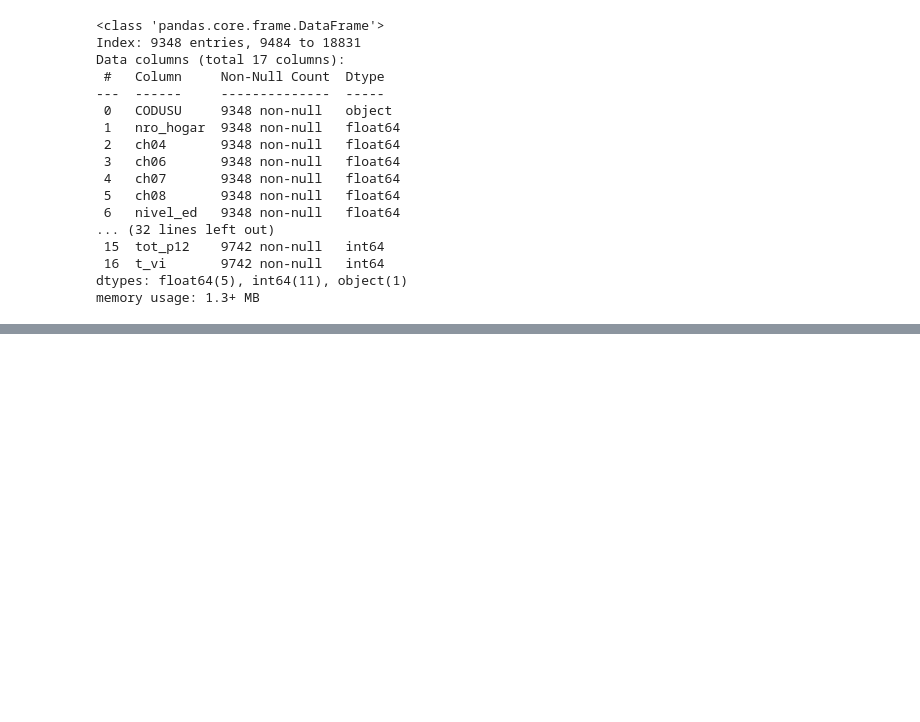
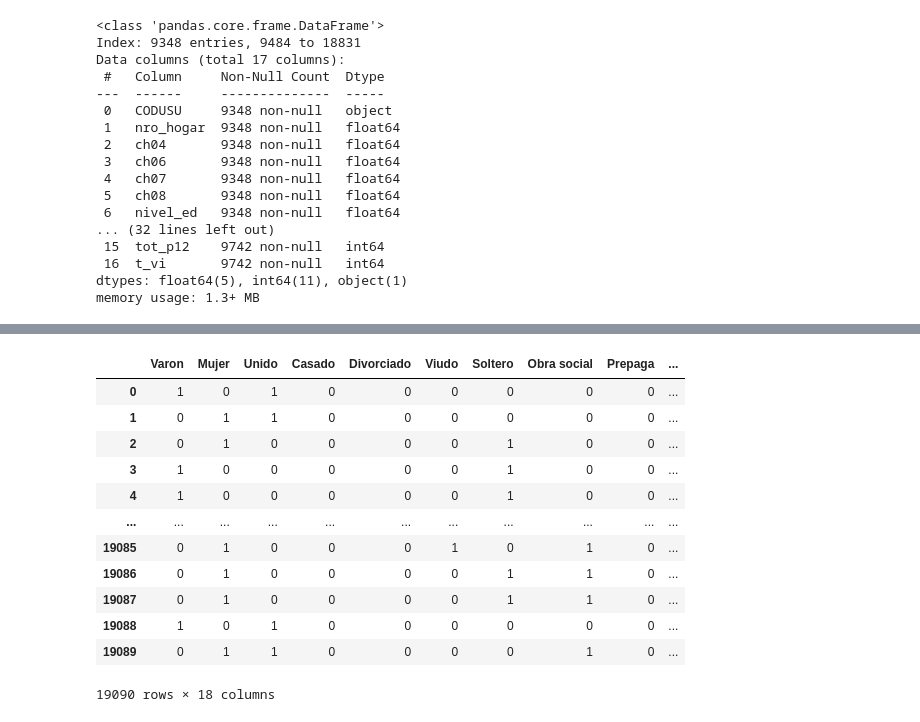
Before and after one commit to alvarezmartin2411-debug/Big-Data-UBA--Grupo-2, a Jupyter notebook: TP1/Program_TP1_Grupo2.ipynb, the cells around one changed output, grey strips where cells are left out. Cells and saved outputs as stored; diff of their text form; code cells hidden in the pictures; blank space fills up the shorter version.

```diff
--- a/TP1/Program_TP1_Grupo2.ipynb
+++ b/TP1/Program_TP1_Grupo2.ipynb
@@ -159,0 +274,43 @@ plt.show()
+# %%
+# Seleccion de variables de interes
+corr = pd.DataFrame()
+
+#eph_105_125[['ch04', 'ch06', 'ch07', 'ch08', 'nivel_ed', 'estado', 'cat_inac', 'ipcf']]
+
+# Binarias:
+corr["Varon"] = eph_105_125['ch04'].apply(lambda x: 1 if x == 1 else 0)
+corr["Mujer"] = eph_105_125['ch04'].apply(lambda x: 1 if x == 2 else 0)
+
+corr["Unido"] = eph_105_125['ch07'].apply(lambda x: 1 if x == 1 else 0) # Unido
+corr["Casado"] = eph_105_125['ch07'].apply(lambda x: 1 if x == 2 else 0) # Casado
+corr["Divorciado"] = eph_105_125['ch07'].apply(lambda x: 1 if x == 3 else 0) # Divorciado
+corr["Viudo"] = eph_105_125['ch07'].apply(lambda x: 1 if x == 4 else 0) # Viudo
+corr["Soltero"] = eph_105_125['ch07'].apply(lambda x: 1 if x == 5 else 0) # Soltero
+
+# Agrupamos para la cobertura médica, para simplificar el análisis
+corr["Obra social"] = eph_105_125['ch08'].apply(lambda x: 1 if x in [1, 12, 13, 123] else 0) # Obra social
+corr["Prepaga"] = eph_105_125['ch08'].apply(lambda x: 1 if x in [2, 12, 23, 123] else 0) # Mutual/prepaga/servicio de emergencia
+corr["Planes publicos"] = eph_105_125['ch08'].apply(lambda x: 1 if x in [3, 13, 23, 123] else 0) # Planes y seguros públicos
+corr["No tiene"] = eph_105_125['ch08'].apply(lambda x: 1 if x == 4 else 0) # No paga ni le descuentan
+
+corr["Primario Incompleto"] = eph_105_125['nivel_ed'].apply(lambda x: 1 if x in [1] else 0) # Primario incompleto y completo
+corr["Primario Completo"] = eph_105_125['nivel_ed'].apply(lambda x: 1 if x in [2] else 0) # Primario completo
+corr["Secundario Incompleto"] = eph_105_125['nivel_ed'].apply(lambda x: 1 if x in [3] else 0) # Secundario incompleto
+corr["Secundario Completo"] = eph_105_125['nivel_ed'].apply(lambda x: 1 if x in [4] else 0) # Secundario completo
+corr["Superior Incompleto"] = eph_105_125['nivel_ed'].apply(lambda x: 1 if x in [5] else 0) # Superior y universitario incompleto
+corr["Superior Completo"] = eph_105_125['nivel_ed'].apply(lambda x: 1 if x in [6] else 0) # Superior y universitario completo
+corr["Sin Instrucción"] = eph_105_125['nivel_ed'].apply(lambda x: 1 if x == 7 else 0) # Sin instrucción
+# %% [output]
+|  | Varon | Mujer | Unido | Casado | Divorciado | Viudo | Soltero | Obra social | Prepaga | ... |
+| 0 | 1 | 0 | 1 | 0 | 0 | 0 | 0 | 0 | 0 | ... |
+| 1 | 0 | 1 | 1 | 0 | 0 | 0 | 0 | 0 | 0 | ... |
+| 2 | 0 | 1 | 0 | 0 | 0 | 0 | 1 | 0 | 0 | ... |
+| 3 | 1 | 0 | 0 | 0 | 0 | 0 | 1 | 0 | 0 | ... |
+| 4 | 1 | 0 | 0 | 0 | 0 | 0 | 1 | 0 | 0 | ... |
+| ... | ... | ... | ... | ... | ... | ... | ... | ... | ... | ... |
+| 19085 | 0 | 1 | 0 | 0 | 0 | 1 | 0 | 1 | 0 | ... |
+| 19086 | 0 | 1 | 0 | 0 | 0 | 0 | 1 | 1 | 0 | ... |
+| 19087 | 0 | 1 | 0 | 0 | 0 | 0 | 1 | 1 | 0 | ... |
+| 19088 | 1 | 0 | 1 | 0 | 0 | 0 | 0 | 0 | 0 | ... |
+| 19089 | 0 | 1 | 1 | 0 | 0 | 0 | 0 | 1 | 0 | ... |
+19090 rows × 18 columns
```
Also changed, not shown: parts of 23 cells of this notebook, 2 other files.
